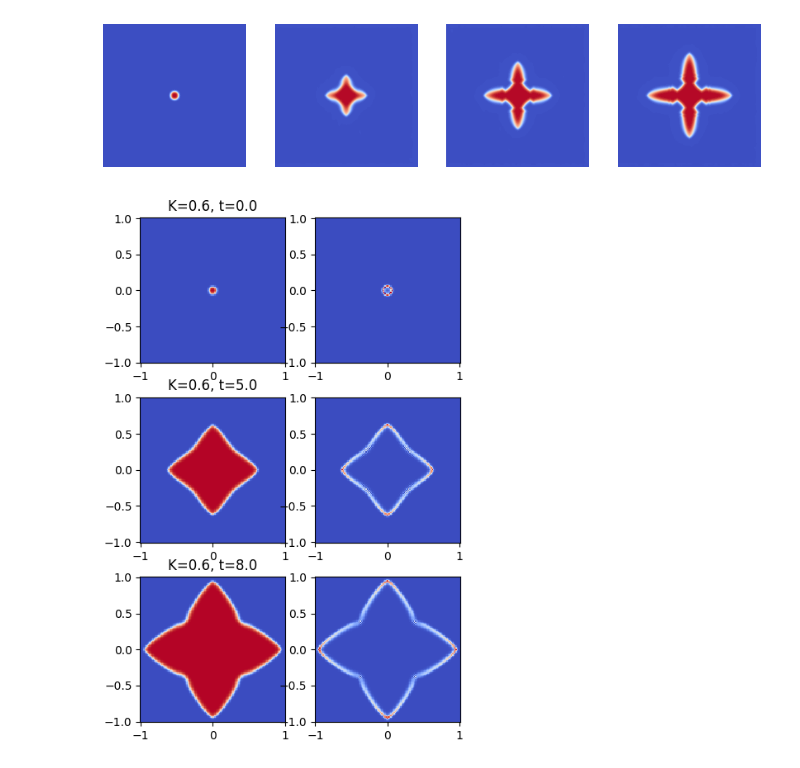
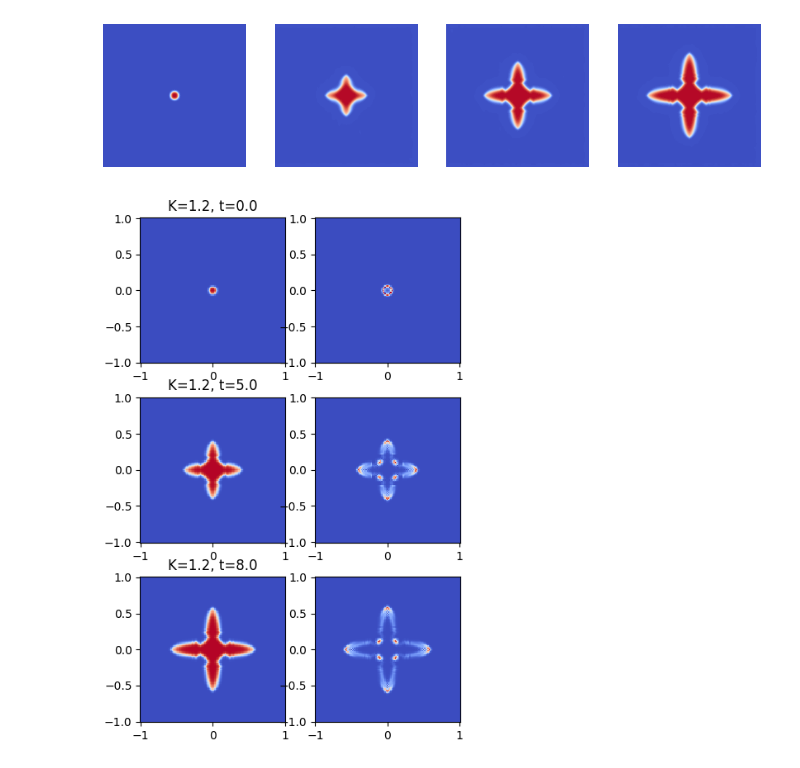
Before and after one commit to NanxiiChen/PF-PINO, a Jupyter notebook: solidification/make_dataset.ipynb, the cells around one changed output. Drawn from its saved outputs; the diff is of its cells as text; code cells hidden in the pictures.

```diff
--- a/solidification/make_dataset.ipynb
+++ b/solidification/make_dataset.ipynb
@@ -38,7 +38,7 @@ Ys = np.zeros(
     (num_ks * (num_times - 1), 2,
      mesh.shape[1], mesh.shape[2])
 ) # 2: phi, T
-K_values = np.array([0.6, 0.8, 1.0, 1.2])
+K_values = np.load("./data/train_valid/K_values.npy")
 Ks = np.zeros((num_ks * (num_times - 1), 1))
 
 for i in range(num_ks):
@@ -55,25 +55,25 @@ for i in range(num_ks):
 # %%
 import matplotlib.pyplot as plt
 ts = [0, 100, 159]
 fig, axes = plt.subplots(3, 2, figsize=(5, 8))
 for idx, t in enumerate(ts):
-    t += 160*0
+    t += 160*3
     x = Xs[t, 0, :, :]
     y = Ys[t, 0, :, :]
     meshx = Xs[t, 2, :, :] * configs.Lc
     meshy = Xs[t, 3, :, :] * configs.Lc
     ax = axes[idx, 0]
     im = ax.pcolormesh(meshx, meshy, x, cmap="coolwarm")
     ax.set_aspect('equal')
     k = Ks[t, 0]
     ax.set_title(f"K={k:.1f}, t={ts[idx] * dt:.1f}")
 
     ax = axes[idx, 1]
     diff = np.abs(y - x)
     im = ax.pcolormesh(meshx, meshy, diff, cmap="coolwarm")
     ax.set_aspect('equal')
 # %% [output]
-[figure, old version]
+[figure, new version]
 # %%
 # solutions[0, 100, 1, :, :].min(), solutions[0, 100, 1, :, :].max()
 np.max(solutions[0, :, 1, :, :], axis=(1,2))
```
Also changed, not shown: 6 other files.
